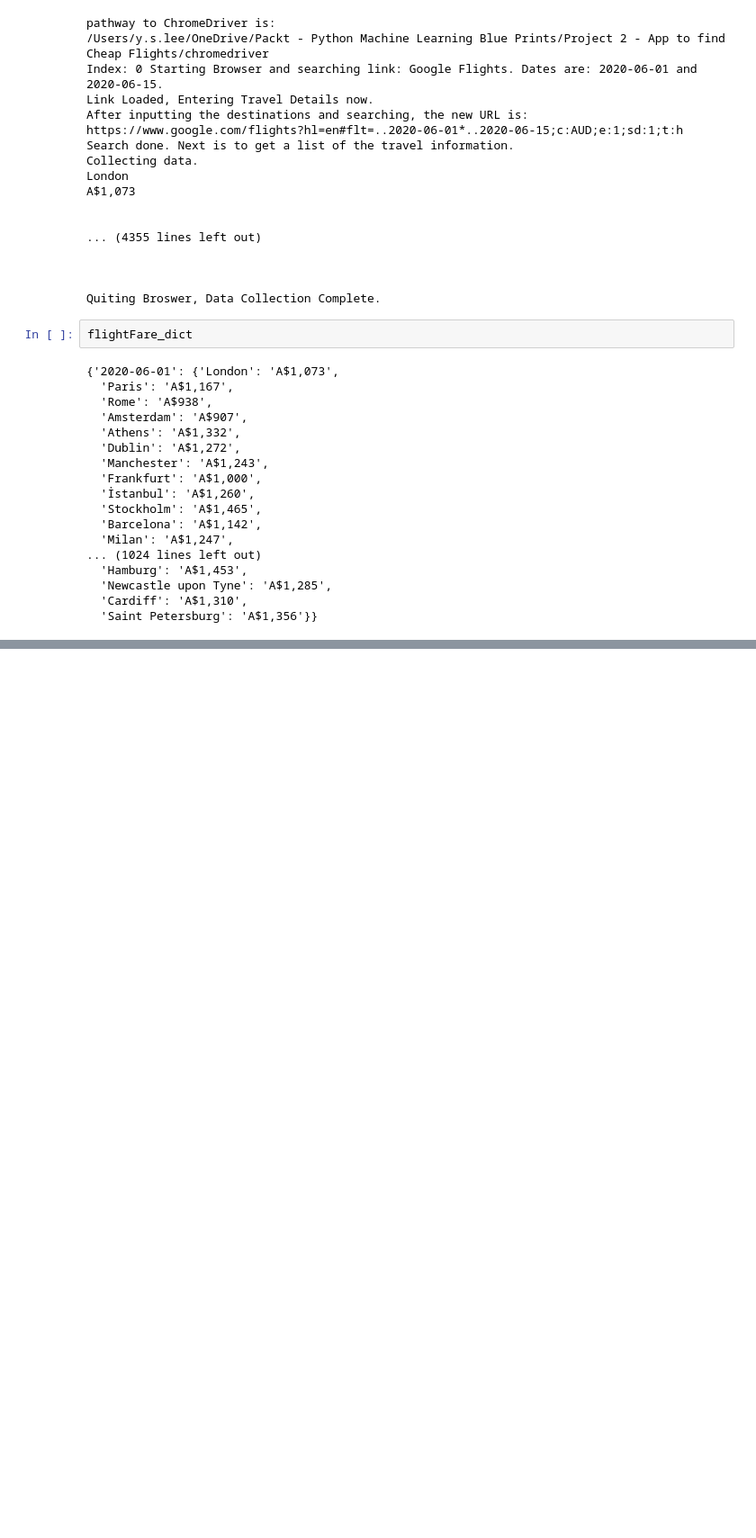
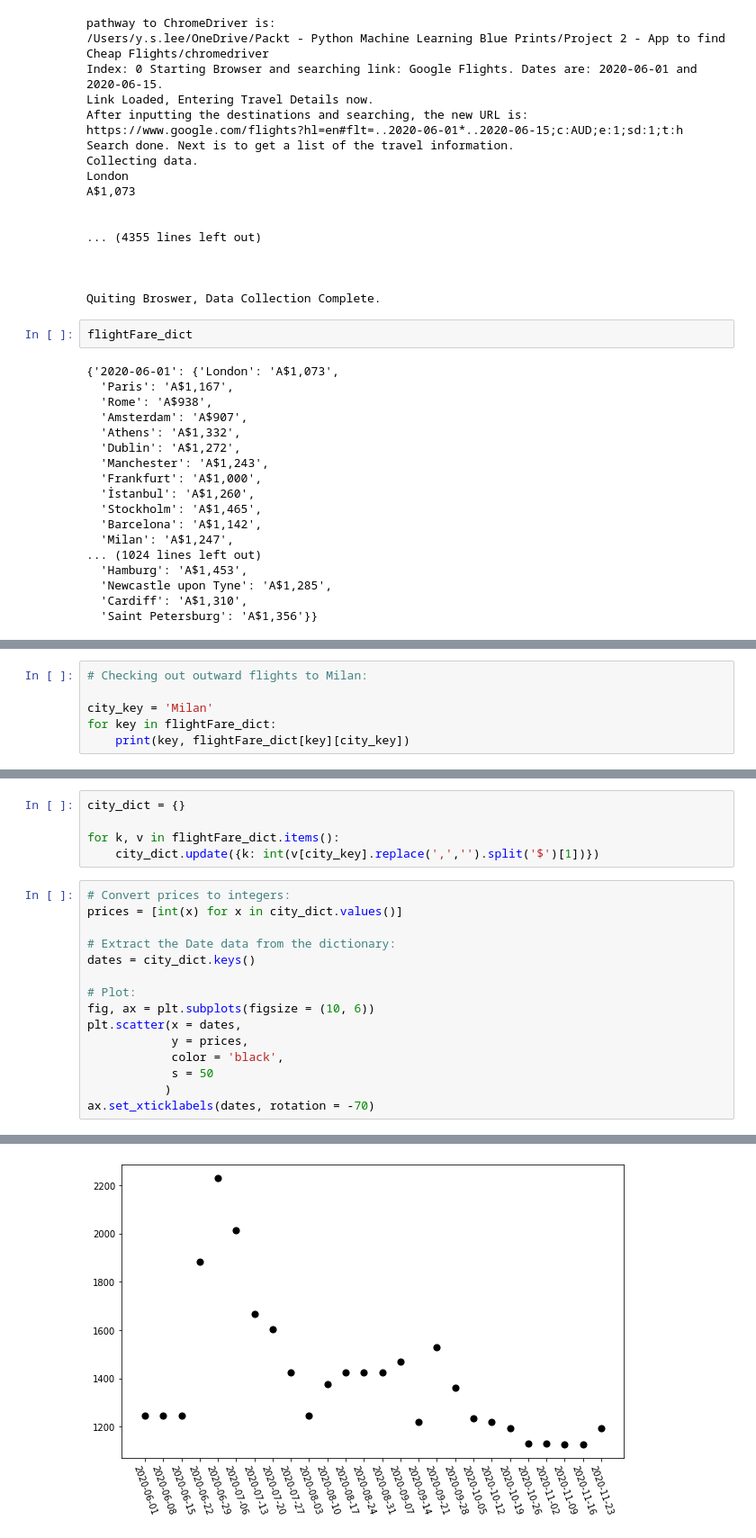
Before and after one commit to ylee9107/MLApp_CheapFlights, a Jupyter notebook: MLApp_cheapFlights.ipynb, the cells around one changed output, grey strips where cells are left out. Shown: that part at 90% size. Cells and saved outputs as stored; diff of their text form; blank space fills up the shorter version.

```diff
--- a/MLApp_cheapFlights.ipynb
+++ b/MLApp_cheapFlights.ipynb
@@ -291,0 +389,6 @@ flightFare_dict
+# %%
+# Checking out outward flights to Milan:
+
+city_key = 'Milan'
+for key in flightFare_dict:
+    print(key, flightFare_dict[key][city_key])
@@ -291,0 +413,21 @@ flightFare_dict
+# %%
+city_dict = {}
+
+for k, v in flightFare_dict.items():
+    city_dict.update({k: int(v[city_key].replace(',','').split('$')[1])})
+# %%
+# Convert prices to integers:
+prices = [int(x) for x in city_dict.values()]
+
+# Extract the Date data from the dictionary:
+dates = city_dict.keys()
+
+# Plot:
+fig, ax = plt.subplots(figsize = (10, 6))
+plt.scatter(x = dates,
+            y = prices,
+            color = 'black',
+            s = 50
+           )
+ax.set_xticklabels(dates, rotation = -70)
+# %% [output]
@@ -291,0 +451 @@ flightFare_dict
+[figure, added]
```
Also changed, not shown: parts of 11 cells of this notebook.
